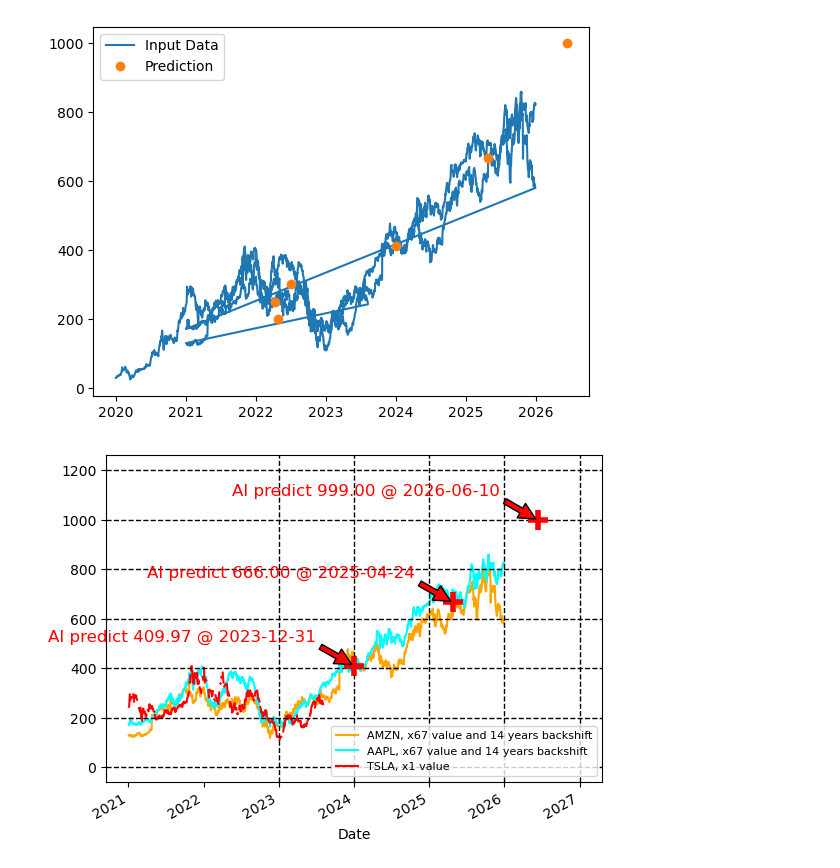
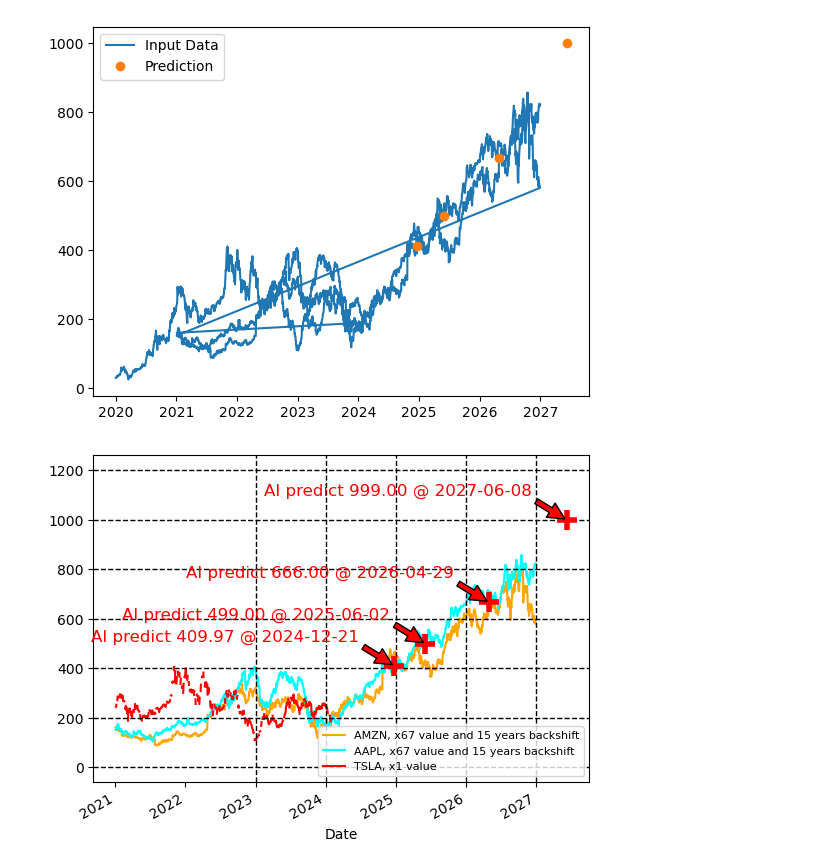
Before and after one commit to boraoku/jupyter-notebooks, a Jupyter notebook: TSLA_crash+course01AI.ipynb, the cells around one changed output. Cells and saved outputs as stored; diff of their text form; code cells hidden in the pictures.

Commit message:
TSLA_AI: Update AI prediction with time offset increased to 15 years

```diff
--- a/TSLA_crash+course01AI.ipynb
+++ b/TSLA_crash+course01AI.ipynb
@@ -11,7 +11,7 @@ import pandas as pd
 from pandas.tseries.offsets import DateOffset
 # %%
 # Get the stock data specifying the stock ticker, start date, and end date
-startDate = '2007-01-01'
+startDate = '2006-01-01'
 endDate = '2012-01-01'
 data = yf.download(['AMZN', 'AAPL'], startDate, endDate)
 
@@ -40,6 +40,6 @@ ax = tesla.plot.line(color='red')
 # %%
 # Amazon: Offset back in X years and T times magnified
-offsetByYears = 14
+offsetByYears = 15
 magnifyBy = 67
 if magnifyBy == 1:
     amazonModName = "AMZN, " + str(offsetByYears) + " years backshift"
@@ -48,7 +48,7 @@ else:
 amazonMod = pd.Series(data = amazon.values * magnifyBy, index = amazon.index + DateOffset(years=offsetByYears), name = amazonModName)
 
 # Apple: Offset back in X years and T times magnified
-offsetByYears = 14
+offsetByYears = 15
 magnifyBy = 67
 if magnifyBy == 1:
     appleModName = "AAPL, " + str(offsetByYears) + " years backshift"
@@ -97,7 +97,7 @@ Xdata += appleMod.values.astype(float).tolist()
 Ydata = tesla.index.astype(int).astype(float).tolist()
 Ydata += amazonMod.index.astype(int).astype(float).tolist()
 Ydata += appleMod.index.astype(int).astype(float).tolist()
-Xtargets = [200.0, 250.0, 300.0, Xmax, 666.0, 999.0]
+Xtargets = [Xmax, 499.0, 666.0, 999.0]
 
 X = torch.tensor(Xdata).to(device).unsqueeze(-1)
 Y = torch.tensor(Ydata).to(device).unsqueeze(-1)
@@ -198,4 +198,4 @@ Epoch 5500/50000, Loss = 0.1968
-[figure, old version]
+[figure, new version]
 # %%
 # Better graphical output
 
@@ -244,4 +244,4 @@ plt.legend(loc='lower right',fontsize=8)
 plt.savefig('TSLA22crashAIvsAMZNAPPL_in' + str(offsetByYears) + 'years@' + tendDate + '.pdf', dpi=300, bbox_inches='tight')
 plt.savefig('TSLA22crashAIvsAMZNAPPL_in' + str(offsetByYears) + 'years@' + tendDate + '.png')
 # %% [output]
-[figure, old version]
+[figure, new version]
```
Also changed, not shown: parts of 4 cells of this notebook, 2 other files.
